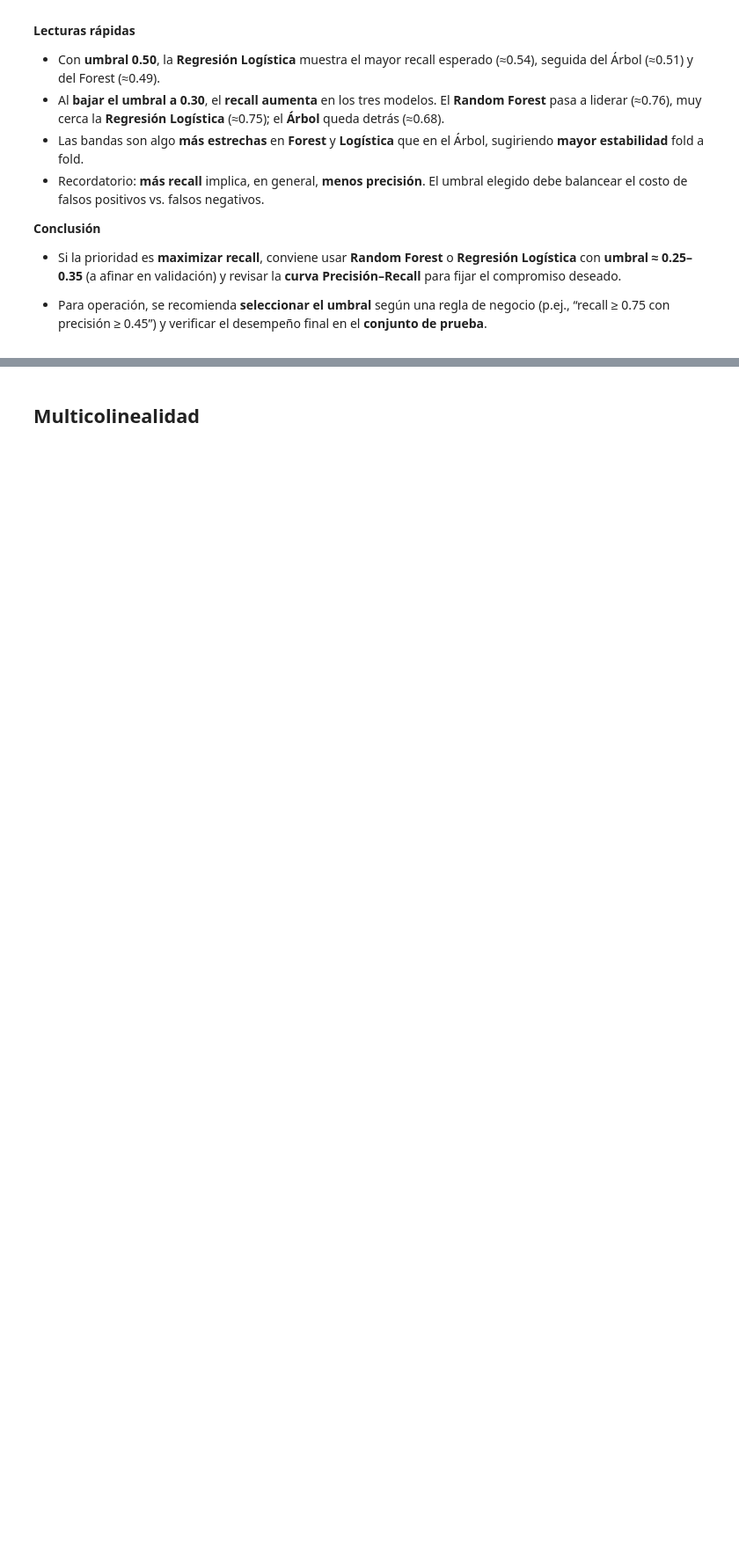
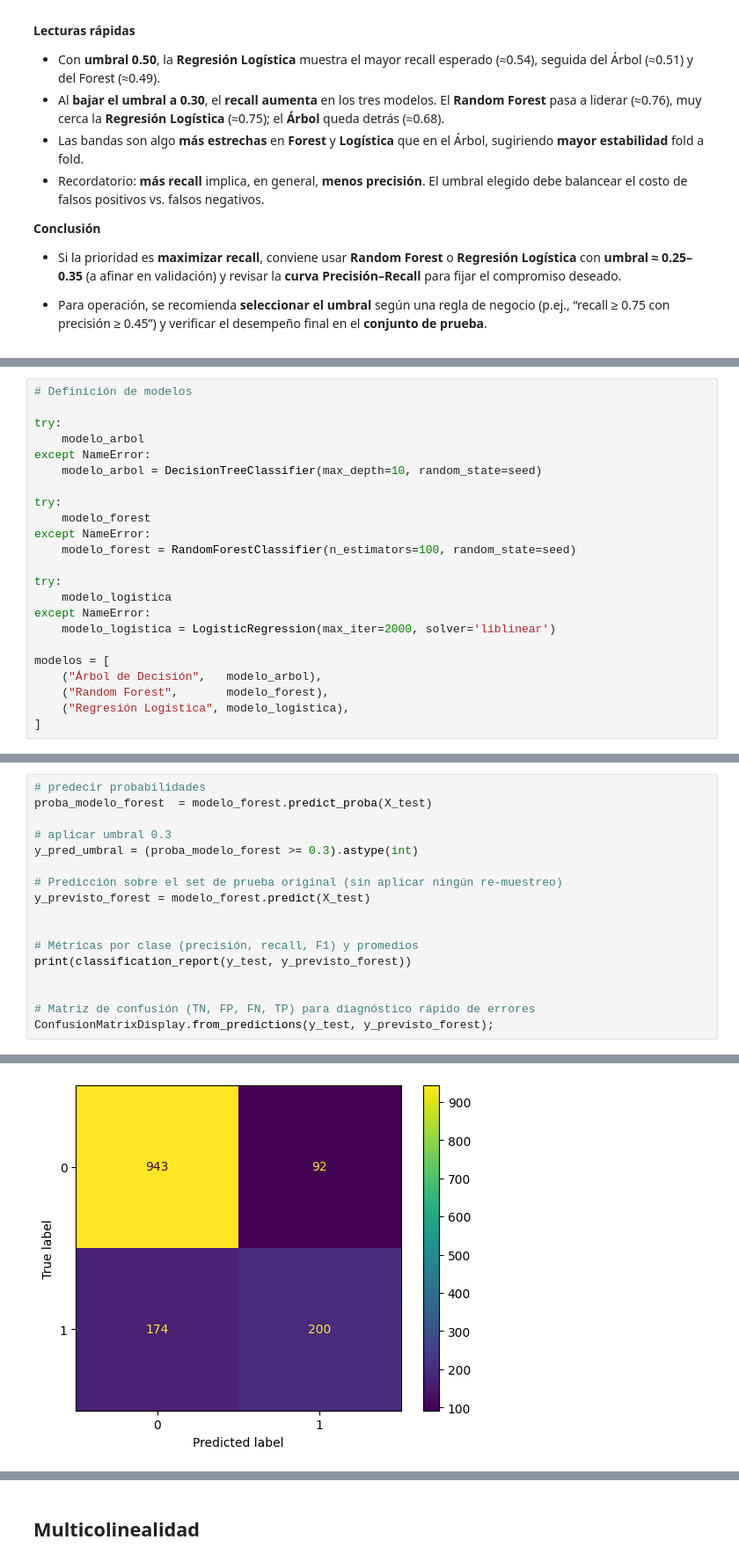
Before and after one commit to DanielRaiicHu/telecom_x_2, a Jupyter notebook: telecom_x_2.ipynb, the cells around one changed output, grey strips where cells are left out. Shown at 88% size. Cells and saved outputs as stored; diff of their text form; blank space fills up the shorter version.

```diff
--- a/telecom_x_2.ipynb
+++ b/telecom_x_2.ipynb
@@ -1180,0 +1251,23 @@ Intervalo de confianza del Recall con umbral 0.3: 0.7054 - 0.8210
+# %%
+# Definición de modelos
+
+try:
+    modelo_arbol
+except NameError:
+    modelo_arbol = DecisionTreeClassifier(max_depth=10, random_state=seed)
+
+try:
+    modelo_forest
+except NameError:
+    modelo_forest = RandomForestClassifier(n_estimators=100, random_state=seed)
+
+try:
+    modelo_logistica
+except NameError:
+    modelo_logistica = LogisticRegression(max_iter=2000, solver='liblinear')
+
+modelos = [
+    ("Árbol de Decisión",   modelo_arbol),
+    ("Random Forest",       modelo_forest),
+    ("Regresión Logística", modelo_logistica),
+]
@@ -1180,0 +1328,18 @@ Intervalo de confianza del Recall con umbral 0.3: 0.7054 - 0.8210
+# %%
+# predecir probabilidades
+proba_modelo_forest  = modelo_forest.predict_proba(X_test)
+
+# aplicar umbral 0.3
+y_pred_umbral = (proba_modelo_forest >= 0.3).astype(int)
+
+# Predicción sobre el set de prueba original (sin aplicar ningún re-muestreo)
+y_previsto_forest = modelo_forest.predict(X_test)
+
+
+# Métricas por clase (precisión, recall, F1) y promedios
+print(classification_report(y_test, y_previsto_forest))
+
+
+# Matriz de confusión (TN, FP, FN, TP) para diagnóstico rápido de errores
+ConfusionMatrixDisplay.from_predictions(y_test, y_previsto_forest);
+# %% [output]
@@ -1180,0 +1354 @@ Intervalo de confianza del Recall con umbral 0.3: 0.7054 - 0.8210
+[figure, added]
```
Also changed, not shown: parts of 17 cells of this notebook.
